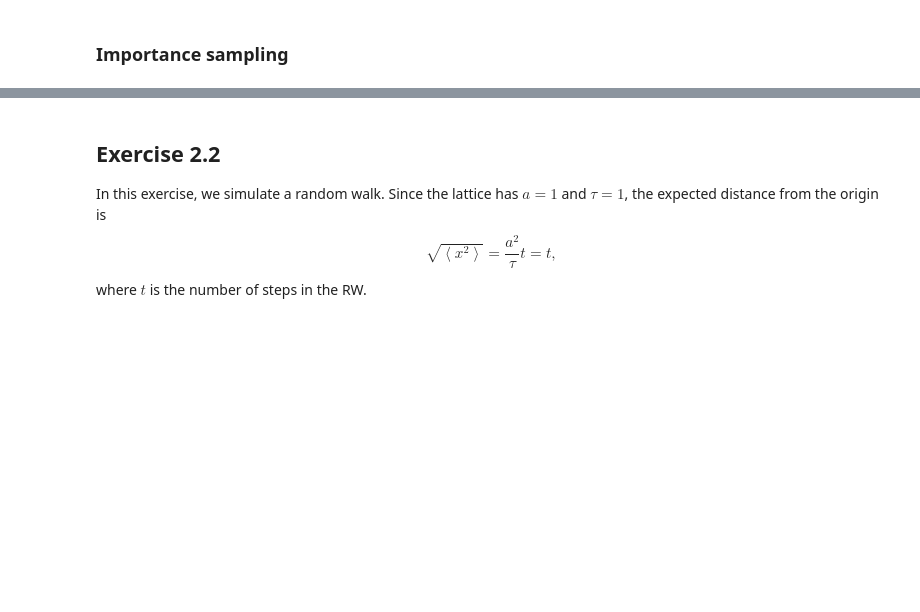
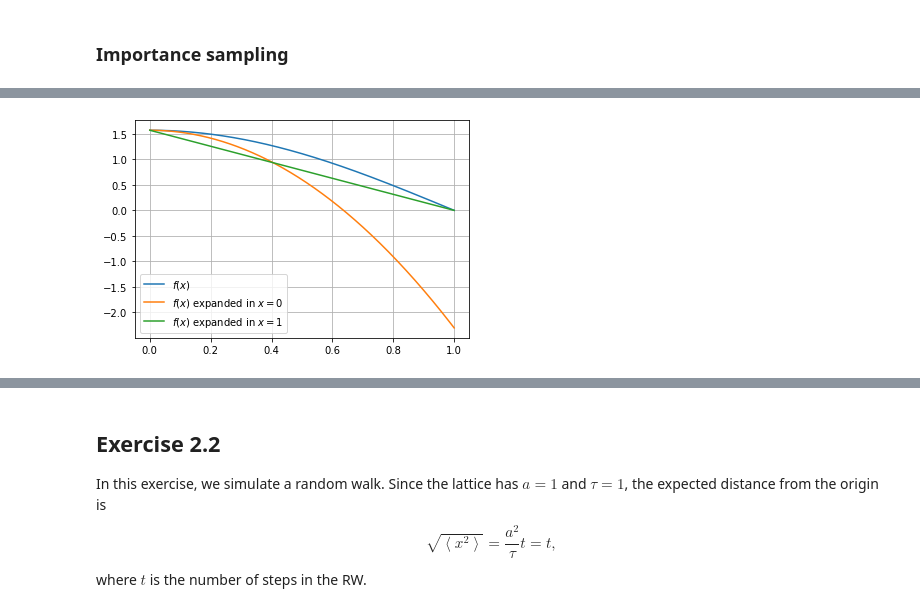
Before and after one commit to teozec/numerical-simulation, a Jupyter notebook: 2/2.ipynb, the cells around one changed output, grey strips where cells are left out. Drawn from its saved outputs; the diff is of its cells as text; code cells hidden in the pictures; blank space fills up the shorter version.

```diff
--- a/2/2.ipynb
+++ b/2/2.ipynb
@@ -79,0 +88,14 @@ plt.show()
+# %%
+t = np.linspace(0, 1, 1000)
+f = np.pi/2 * np.cos(np.pi/2 * t)
+f0 = np.pi/2 * (1 - np.pi*np.pi/4 * t*t)
+f1 = np.pi/2 * (1 - t)
+
+plt.grid()
+plt.plot(t, f, label="$f(x)$")
+plt.plot(t, f0, label="$f(x)$ expanded in $x=0$")
+plt.plot(t, f1, label="$f(x)$ expanded in $x=1$")
+plt.legend()
+plt.show()
+# %% [output]
+[figure, added]
```
Also changed, not shown: parts of 11 cells of this notebook, 4 other files.
